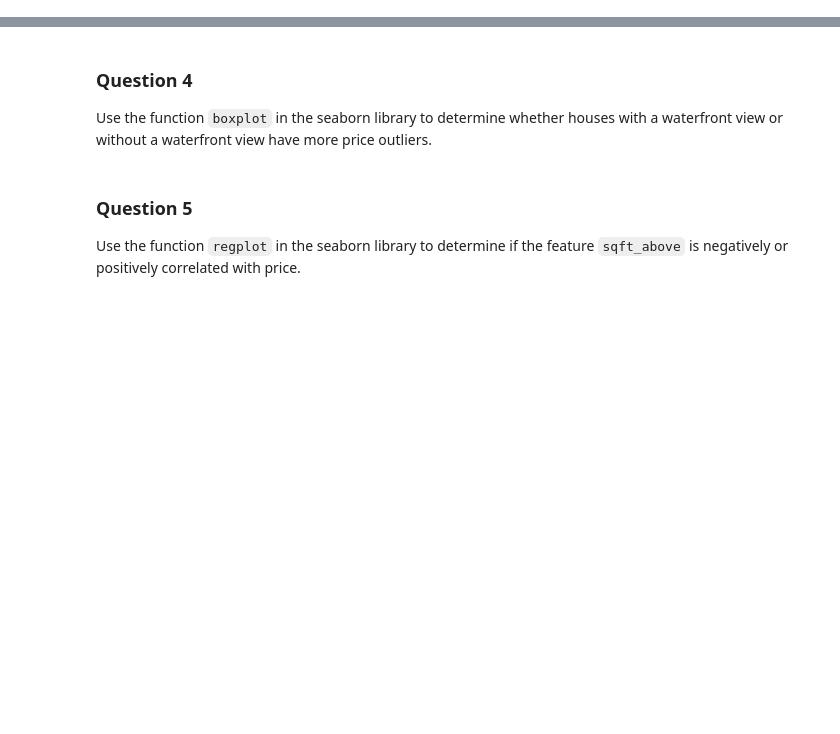
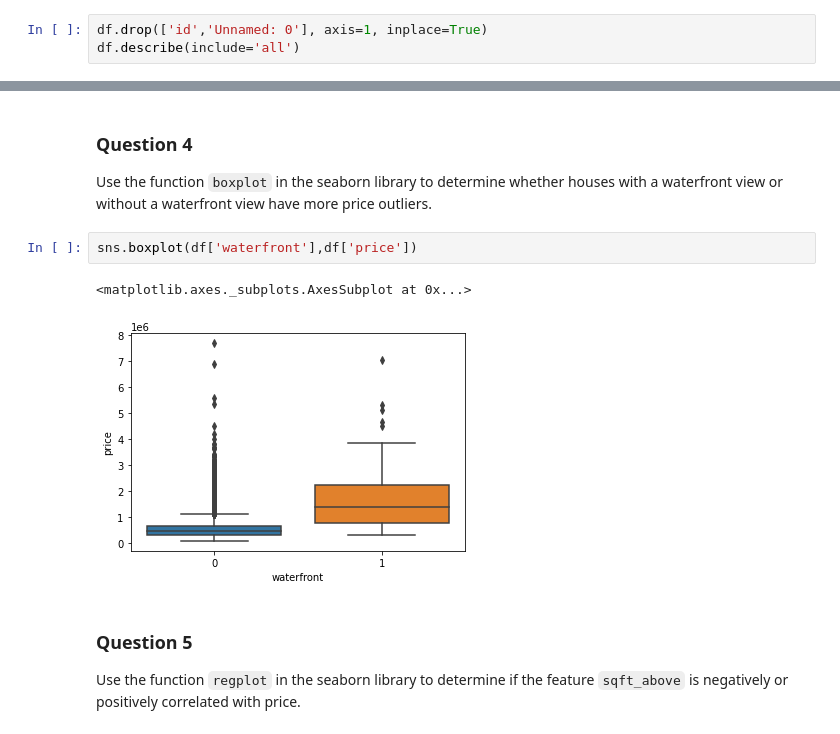
Before and after one commit to BeckMarquez/IBM-Watson-Studio, a Jupyter notebook: Final Assingment Data Analysis with Python.ipynb, the cells around one changed output, grey strips where cells are left out. Drawn from its saved outputs; the diff is of its cells as text; blank space fills up the shorter version.

```diff
--- a/Final Assingment Data Analysis with Python.ipynb
+++ b/Final Assingment Data Analysis with Python.ipynb
@@ -68,3 +107,6 @@ df.describe()
 ### Question 2
 
 Drop the columns <code>"id"</code>  and <code>"Unnamed: 0"</code> from axis 1 using the method <code>drop()</code>, then use the method <code>describe()</code> to obtain a statistical summary of the data. Take a screenshot and submit it, make sure the <code>inplace</code> parameter is set to <code>True</code>
+# %%
+df.drop(['id','Unnamed: 0'], axis=1, inplace=True)
+df.describe(include='all')
@@ -96,6 +167,11 @@ Use the method <code>value_counts</code> to count the number of houses with uniq
 ### Question 4
 
 Use the function <code>boxplot</code> in the seaborn library  to  determine whether houses with a waterfront view or without a waterfront view have more price outliers.
+# %%
+sns.boxplot(df['waterfront'],df['price'])
+# %% [output]
+<matplotlib.axes._subplots.AxesSubplot at 0x...>
+[figure, added]
 # %% [markdown]
 ### Question 5
 
```
Also changed, not shown: parts of 17 cells of this notebook.
